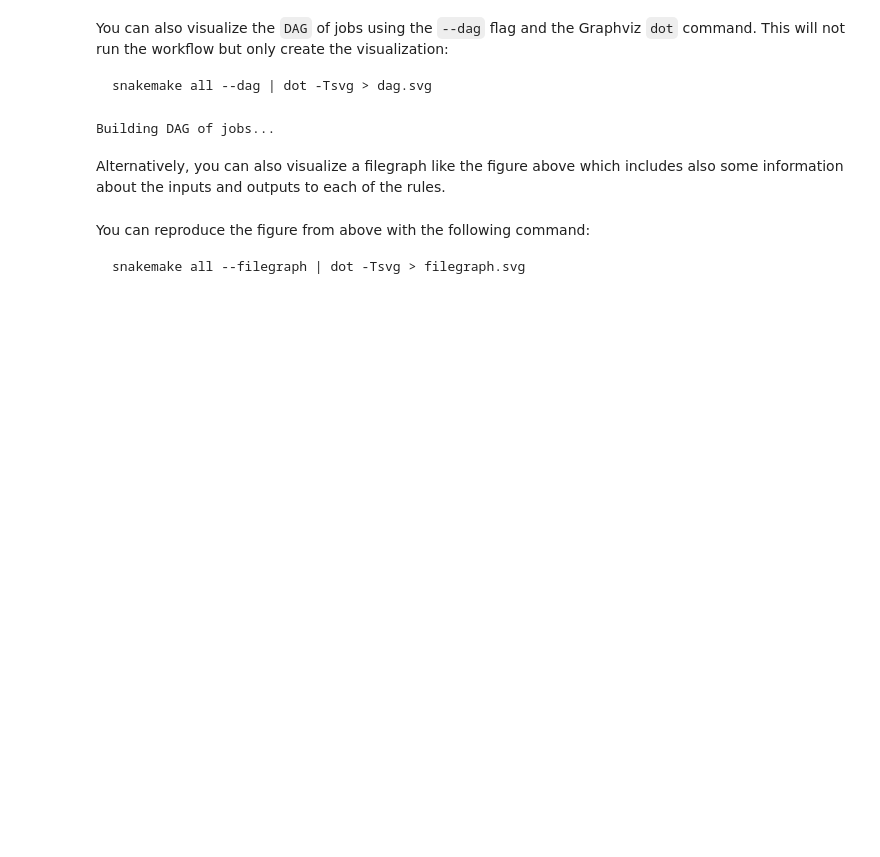
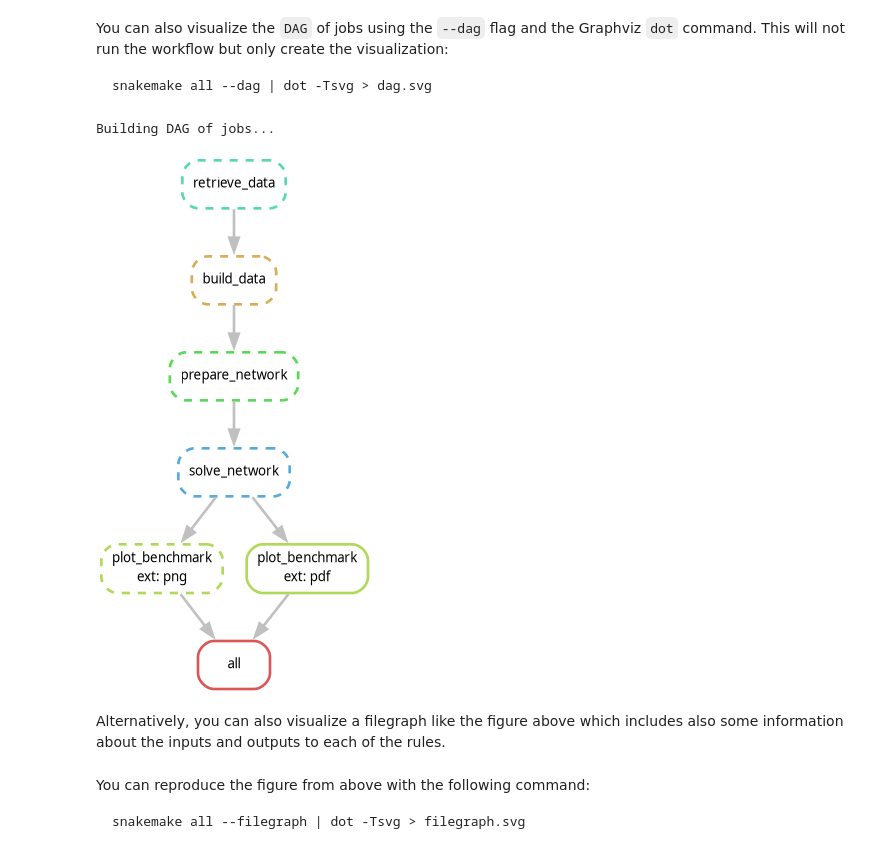
Before and after one commit to open-energy-transition/open-tyndp-workshops, a Jupyter notebook: open-tyndp-workshops/20250624-workshop-pypsa-02.ipynb, the cells around one changed output. Saved outputs shown, nothing was run; the diff lists cells and outputs as text; code cells hidden in the pictures; blank space fills up the shorter version.

```diff
--- a/open-tyndp-workshops/20250624-workshop-pypsa-02.ipynb
+++ b/open-tyndp-workshops/20250624-workshop-pypsa-02.ipynb
@@ -139,5 +175,10 @@ snakemake all --dag | dot -Tsvg > dag.svg
 # %% [output]
 Building DAG of jobs...
+# %%
+from IPython.display import SVG, Image, display
+display(Image('dag.png'))
+# %% [output]
+[figure, added]
 # %% [markdown]
 Alternatively, you can also visualize a filegraph like the figure above which includes also some information about the inputs and outputs to each of the rules.
 # %% [markdown]
```
Also changed, not shown: parts of 19 cells of this notebook, 6 other files.
